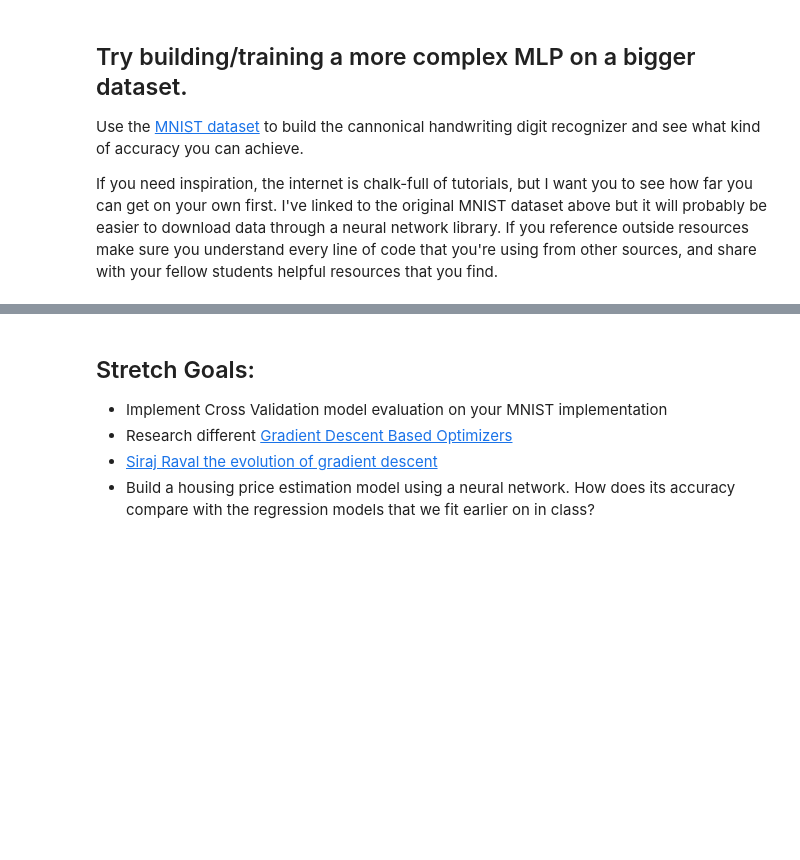
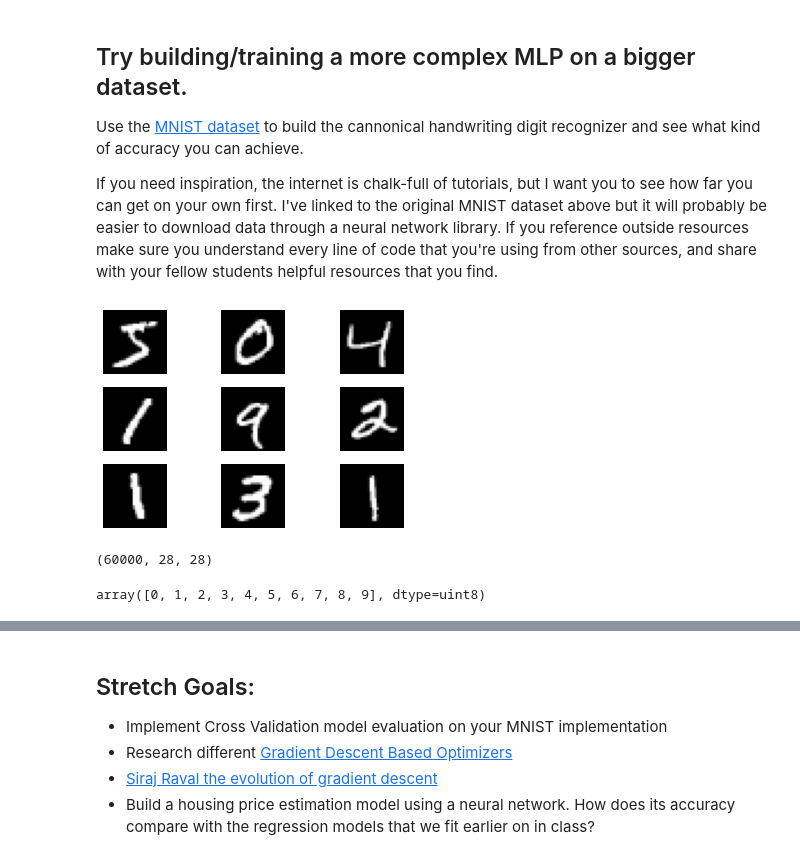
Before and after one commit to anitashar/DS-Unit-4-Sprint-2-Neural-Networks, a Jupyter notebook: module2-backpropagation/Bruno_LS_DSPT4_422_Backprop_Assignment.ipynb, the cells around one changed output, grey strips where cells are left out. Drawn from its saved outputs; the diff is of its cells as text; code cells hidden in the pictures; blank space fills up the shorter version.

```diff
--- a/module2-backpropagation/Bruno_LS_DSPT4_422_Backprop_Assignment.ipynb
+++ b/module2-backpropagation/Bruno_LS_DSPT4_422_Backprop_Assignment.ipynb
@@ -98,0 +48,4 @@ nn = NeuralNetwork()
+# %%
+X = df[['x1', 'x2', 'x3']].values
+
+y = df['y'].values.reshape(7, 1)
@@ -98,0 +137,8 @@ nn = NeuralNetwork()
+# %%
+nn = NeuralNetwork()
+
+for i in range(10000):
+    nn.train(X, y)
+
+print('end_output:', nn.activated_output)
+print('val:', y)
@@ -106,0 +166,31 @@ If you need inspiration, the internet is chalk-full of tutorials, but I want you
+# %%
+
+# loading the data through tensor flow
+from tensorflow.keras.datasets import mnist
+
+(X_train, y_train), (X_test, y_test) = mnist.load_data()
+# %%
+
+#verifying by printing
+import matplotlib.pyplot as plt
+
+for i in range (9):
+
+    plt.subplot(330 + 1 + i)
+
+    plt.imshow(X_train[i], cmap = plt.get_cmap('gray'))
+    plt.axis('off')
+
+plt.show();
+# %% [output]
+[figure, added]
+# %%
+# shape of X_train
+X_train.shape
+# %% [output]
+(60000, 28, 28)
+# %%
+# How many unique classes do we have?
+np.unique(y_train)
+# %% [output]
+array([0, 1, 2, 3, 4, 5, 6, 7, 8, 9], dtype=uint8)
```
Also changed, not shown: parts of 13 cells of this notebook.
